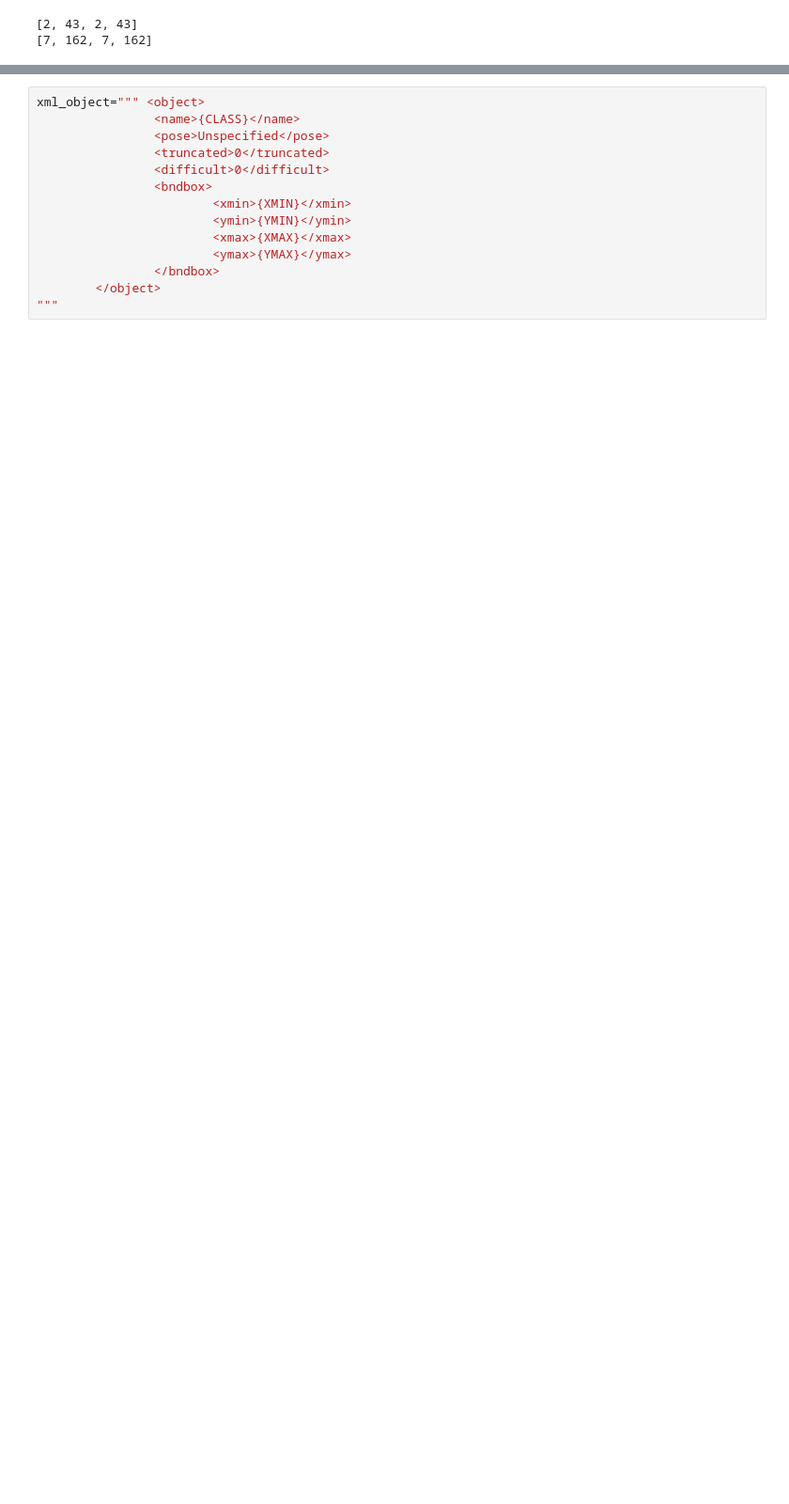
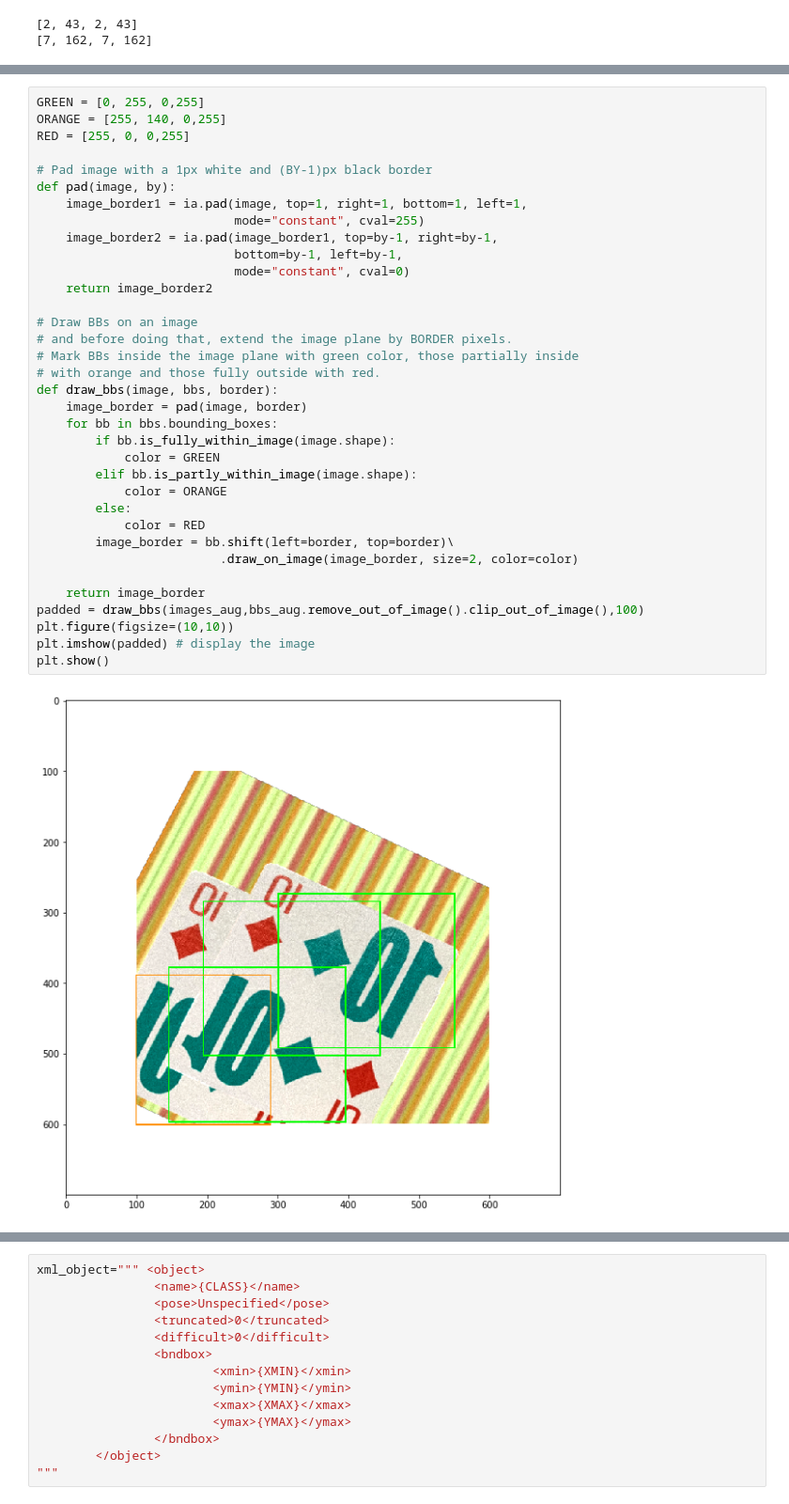
Before and after one commit to WJT98/Blackjack-Perfect-Count, a Jupyter notebook: GenerateImageSet.ipynb, the cells around one changed output, grey strips where cells are left out. Shown at 94% size. Drawn from its saved outputs; the diff is of its cells as text; blank space fills up the shorter version.

```diff
--- a/GenerateImageSet.ipynb
+++ b/GenerateImageSet.ipynb
@@ -120,3 +190,40 @@ _=plt.imshow(backgrounds[0])
+# %%
+GREEN = [0, 255, 0,255]
+ORANGE = [255, 140, 0,255]
+RED = [255, 0, 0,255]
+
+# Pad image with a 1px white and (BY-1)px black border
+def pad(image, by):
+    image_border1 = ia.pad(image, top=1, right=1, bottom=1, left=1,
+                           mode="constant", cval=255)
+    image_border2 = ia.pad(image_border1, top=by-1, right=by-1,
+                           bottom=by-1, left=by-1,
+                           mode="constant", cval=0)
+    return image_border2
+
+# Draw BBs on an image
+# and before doing that, extend the image plane by BORDER pixels.
+# Mark BBs inside the image plane with green color, those partially inside
+# with orange and those fully outside with red.
+def draw_bbs(image, bbs, border):
+    image_border = pad(image, border)
+    for bb in bbs.bounding_boxes:
+        if bb.is_fully_within_image(image.shape):
+            color = GREEN
+        elif bb.is_partly_within_image(image.shape):
+            color = ORANGE
+        else:
+            color = RED
+        image_border = bb.shift(left=border, top=border)\
+                         .draw_on_image(image_border, size=2, color=color)
+
+    return image_border
+padded = draw_bbs(images_aug,bbs_aug.remove_out_of_image().clip_out_of_image(),100)
+plt.figure(figsize=(10,10))
+plt.imshow(padded) # display the image
+plt.show()
+# %% [output]
+[figure, added]
 # %%
 import random
 #Augment cards and bounding boxes
```
Also changed, not shown: parts of 10 cells of this notebook.
